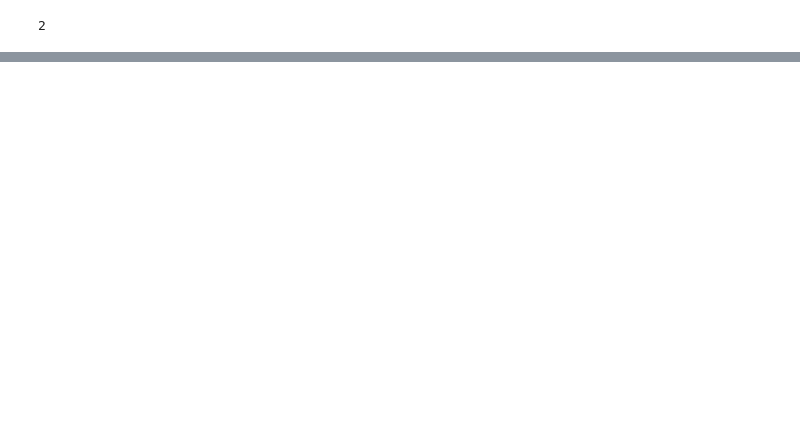
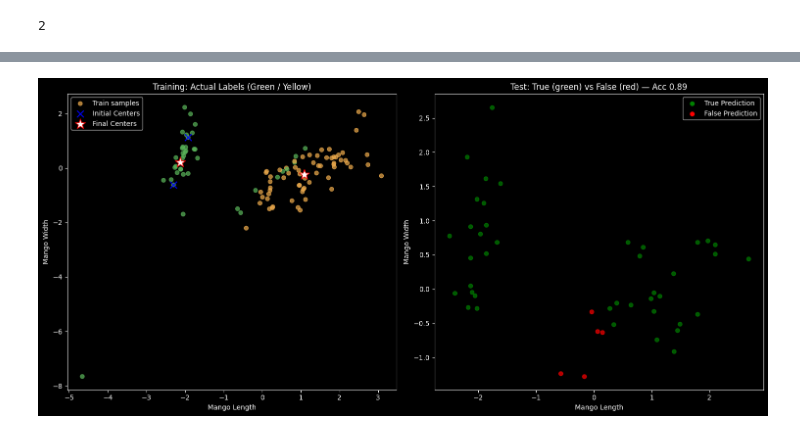
Before and after one commit to quanganh0364896582-gif/K-means, a Jupyter notebook: K-means.clustering.ipynb, the cells around one changed output, grey strips where cells are left out. Drawn from its saved outputs; the diff is of its cells as text; code cells hidden in the pictures; blank space fills up the shorter version.

```diff
--- a/K-means.clustering.ipynb
+++ b/K-means.clustering.ipynb
@@ -207,0 +247,84 @@ Accuracy: 90.73%
+# %%
+# ==========================================================
+# 11. HÀM TEST_KMEANS VÀ TRỰC QUAN HÓA
+# ==========================================================
+def test_kmeans(x_train, y_train, x_test, y_test):
+
+    num_clusters = 2
+    max_iterations = 100
+
+    # 1. Huấn luyện trên tập TRAIN (Sử dụng dữ liệu PCA 2D)
+    centers, _, init_centers = manual_kmeans(x_train, k=num_clusters, max_iter=max_iterations)
+
+    # 2. ÁNH XẠ TÂM CỤM → NHÃN GỐC (MAP CENTER → LABEL)
+    # Gán nhãn cho mỗi tâm cụm bằng cách tìm nhãn gốc của điểm huấn luyện gần nhất.
+    pred_center_labels = []
+
+    for c in centers:
+        # Tìm điểm huấn luyện gần tâm cụm nhất
+        nearest = nearest_point(x_train, c)
+
+        # Tìm index của điểm đó trong tập huấn luyện
+        idx = np.where(np.all(x_train == nearest, axis=1))[0][0]
+
+        # Gán nhãn gốc của điểm huấn luyện đó cho tâm cụm
+        pred_center_labels.append(y_train[idx])
+
+    # 3. PLOT (Vẽ sơ đồ Train/Test)
+    fig, (ax0, ax1) = plt.subplots(1, 2, figsize=(15, 7))
+
+    # --- TRAINING FIGURE (LEFT) ---
+    # Màu dựa trên nhãn gốc (0: Xanh, 1: Vàng)
+    train_colors = ['#5cb85c' if m == 0 else '#f0ad4e' for m in y_train]
+
+    ax0.scatter(x_train[:, 0], x_train[:, 1], color=train_colors, alpha=0.7, label="Train samples")
+    ax0.scatter(init_centers[:, 0], init_centers[:, 1], color='blue', marker='x', s=100, label="Initial Centers")
+    ax0.scatter(centers[:, 0], centers[:, 1], color='white', edgecolor='red', marker='*', s=250, label="Final Centers")
+
+    ax0.set_title("Training: Actual Labels (Green / Yellow)")
+    ax0.set_xlabel("Mango Length")
+    ax0.set_ylabel("Mango Width")
+    ax0.legend()
+
+    # --- TEST FIGURE (RIGHT) & TÍNH ACCURACY ---
+    true_predict = 0
+    false_predict = 0
+
+    for i in range(len(x_test)):
+        p = x_test[i]         # Điểm kiểm tra
+        cid = get_center_id(p, centers) # Tâm cụm gần nhất
+        pred_label = pred_center_labels[cid] # Nhãn dự đoán từ tâm cụm
+
+        if pred_label == y_test[i]:
+            color = 'Green' # Dự đoán đúng (Green)
+            true_predict += 1
+        else:
+            color = 'Red' # Dự đoán sai (Red)
+            false_predict += 1
+
+        ax1.plot(x_test[i, 0], x_test[i, 1], 'o', color=color, alpha=0.7)
+
+    acc = true_predict / (true_predict + false_predict)
+
+    ax1.set_title(f"Test: True (green) vs False (red) — Acc {acc:.2f}")
+    ax1.set_xlabel("Mango Length")
+    ax1.set_ylabel("Mango Width")
+
+    # Tạo chú thích cho biểu đồ Test
+    ax1.scatter([], [], color='Green', label="True Prediction")
+    ax1.scatter([], [], color='Red', label="False Prediction")
+    ax1.legend()
+
+    plt.tight_layout()
+    plt.show()
+
+    print(f"True Predictions: {true_predict}, False Predictions: {false_predict}")
+    print(f"Accuracy: {acc:.2f}")
+
+
+# ============================================
+# THỰC THI (Run)
+# ============================================
+test_kmeans(x_train, y_train, x_test, y_test)
+# %% [output]
+[figure, added]
```
Also changed, not shown: parts of 15 cells of this notebook.
